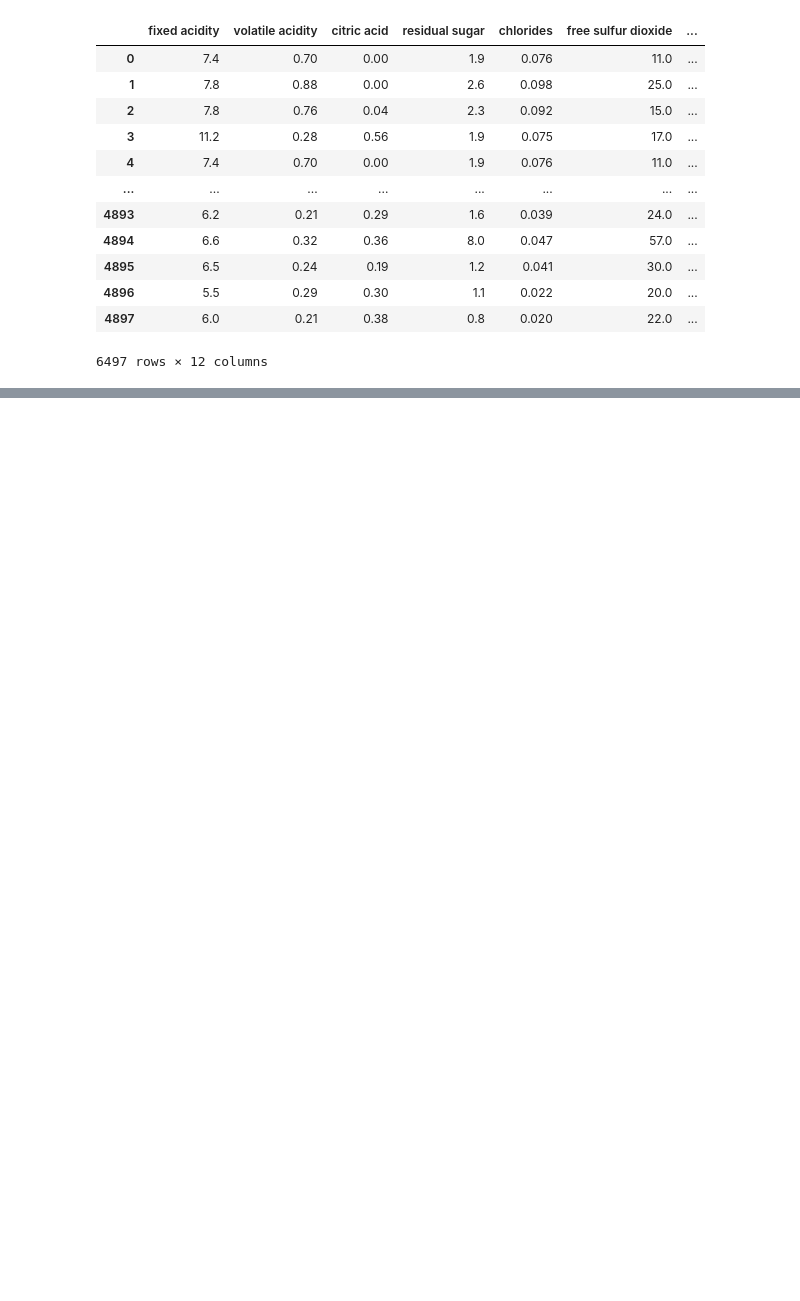
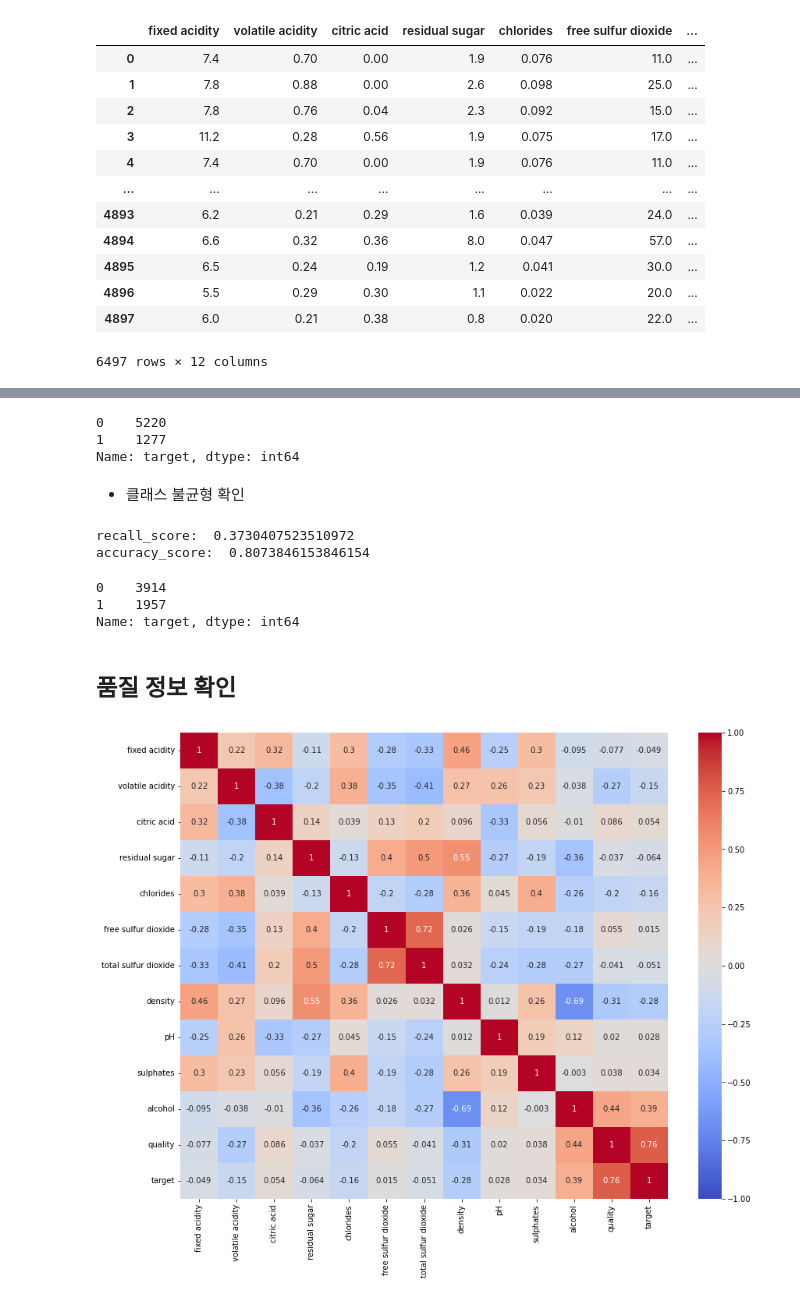
Before and after one commit to seonydg/ml-premium-wine-production-analysis, a Jupyter notebook: premium-wine-production-analysis-1.ipynb, the cells around one changed output, grey strips where cells are left out. Drawn from its saved outputs; the diff is of its cells as text; code cells hidden in the pictures; blank space fills up the shorter version.

```diff
--- a/premium-wine-production-analysis-1.ipynb
+++ b/premium-wine-production-analysis-1.ipynb
@@ -30,0 +74,4 @@ df
+# %%
+df['target'] = np.where(df['quality']>6, 1, 0)
+
+df.head()
@@ -30,0 +85,9 @@ df
+# %%
+# 프리미엄 Wine을 예측하는 Classification 문제로 변경
+df['target'].value_counts()
+# %% [output]
+0    5220
+1    1277
+Name: target, dtype: int64
+# %% [markdown]
+- 클래스 불균형 확인
@@ -30,0 +101,13 @@ df
+# %%
+# kNN을 사용한 클래스 불균형 테스트
+from sklearn.neighbors import KNeighborsClassifier as KNN
+from sklearn.metrics import *
+
+kNN_model = KNN(n_neighbors = 5).fit(train_x, train_y)
+
+pred_Y = kNN_model.predict(test_x)
+print('recall_score: ', recall_score(test_y, pred_Y))
+print('accuracy_score: ', accuracy_score(test_y, pred_Y))
+# %% [output]
+recall_score:  0.3730407523510972
+accuracy_score:  0.8073846153846154
@@ -30,0 +127,13 @@ df
+# %%
+o_Train_Y.value_counts()
+# %% [output]
+0    3914
+1    1957
+Name: target, dtype: int64
+# %% [markdown]
+## 품질 정보 확인
+# %%
+sns.heatmap(df.corr(), vmin = -1, vmax = +1, annot = True, cmap = 'coolwarm');
+plt.gcf().set_size_inches(14, 11)
+# %% [output]
+[figure, added]
```
Also changed, not shown: parts of 14 cells of this notebook.
